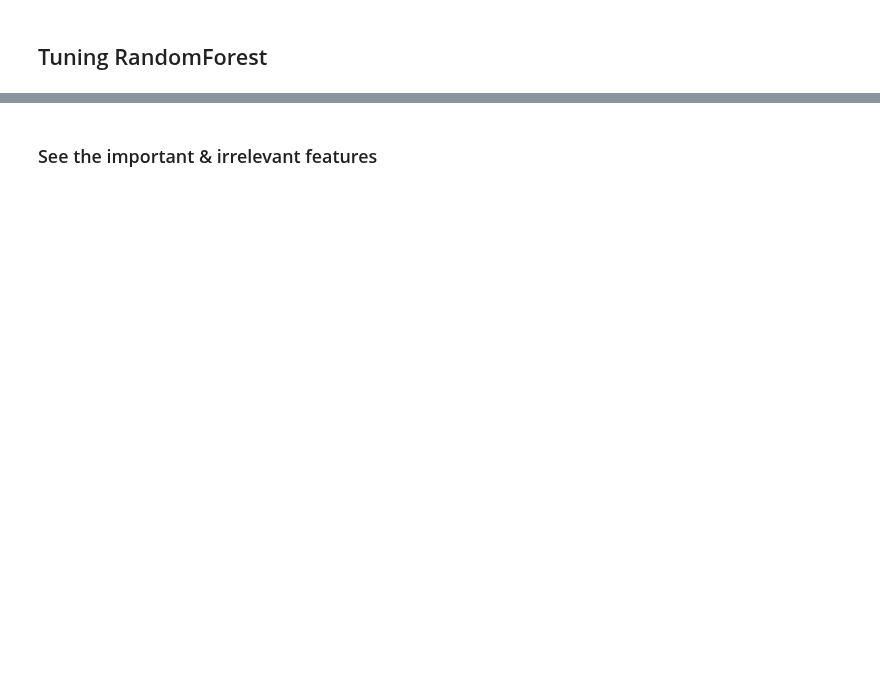
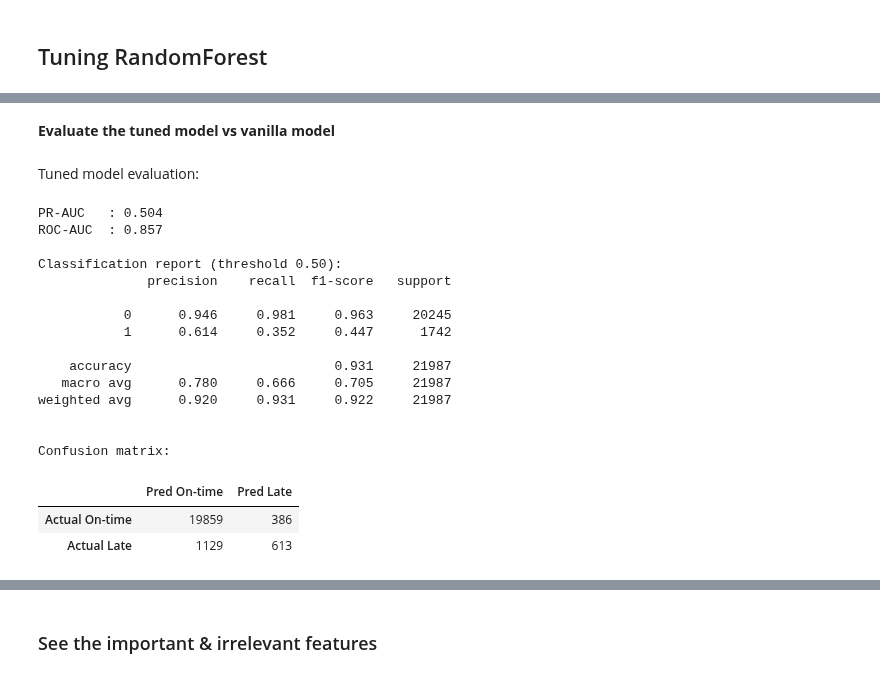
Before and after one commit to RioPramana21/Final-Project-Olist, a Jupyter notebook: preparation_notebooks/Machine Learning Model Building.ipynb, the cells around one changed output, grey strips where cells are left out. Drawn from its saved outputs; the diff is of its cells as text; code cells hidden in the pictures; blank space fills up the shorter version.

```diff
--- a/preparation_notebooks/Machine Learning Model Building.ipynb
+++ b/preparation_notebooks/Machine Learning Model Building.ipynb
@@ -838,0 +714,42 @@ with open('randomforest_metadata.pkl', 'rb') as f:
+# %% [markdown]
+**Evaluate the tuned model vs vanilla model**
+# %% [markdown]
+Tuned model evaluation:
+# %%
+# ---  get probabilities and default predictions --------------------
+y_prob = best_est.predict_proba(X_test)[:, 1]
+y_pred = (y_prob >= 0.50).astype(int)                 # default 0.5 cut-off
+
+# --- core metrics --------------------------------------------------
+pr_auc  = average_precision_score(y_test, y_prob)
+roc_auc = roc_auc_score(y_test, y_prob)
+print(f"PR-AUC   : {pr_auc:.3f}")
+print(f"ROC-AUC  : {roc_auc:.3f}\n")
+print("Classification report (threshold 0.50):")
+print(classification_report(y_test, y_pred, digits=3))
+
+# confusion matrix
+cm = pd.DataFrame(confusion_matrix(y_test, y_pred),
+                  index=["Actual On-time","Actual Late"],
+                  columns=["Pred On-time","Pred Late"])
+print("\nConfusion matrix:")
+display(cm)
+# %% [output]
+PR-AUC   : 0.504
+ROC-AUC  : 0.857
+
+Classification report (threshold 0.50):
+              precision    recall  f1-score   support
+
+           0      0.946     0.981     0.963     20245
+           1      0.614     0.352     0.447      1742
+
+    accuracy                          0.931     21987
+   macro avg      0.780     0.666     0.705     21987
+weighted avg      0.920     0.931     0.922     21987
+
+
+Confusion matrix:
+|  | Pred On-time | Pred Late |
+| Actual On-time | 19859 | 386 |
+| Actual Late | 1129 | 613 |
```
Also changed, not shown: parts of 29 cells of this notebook.
